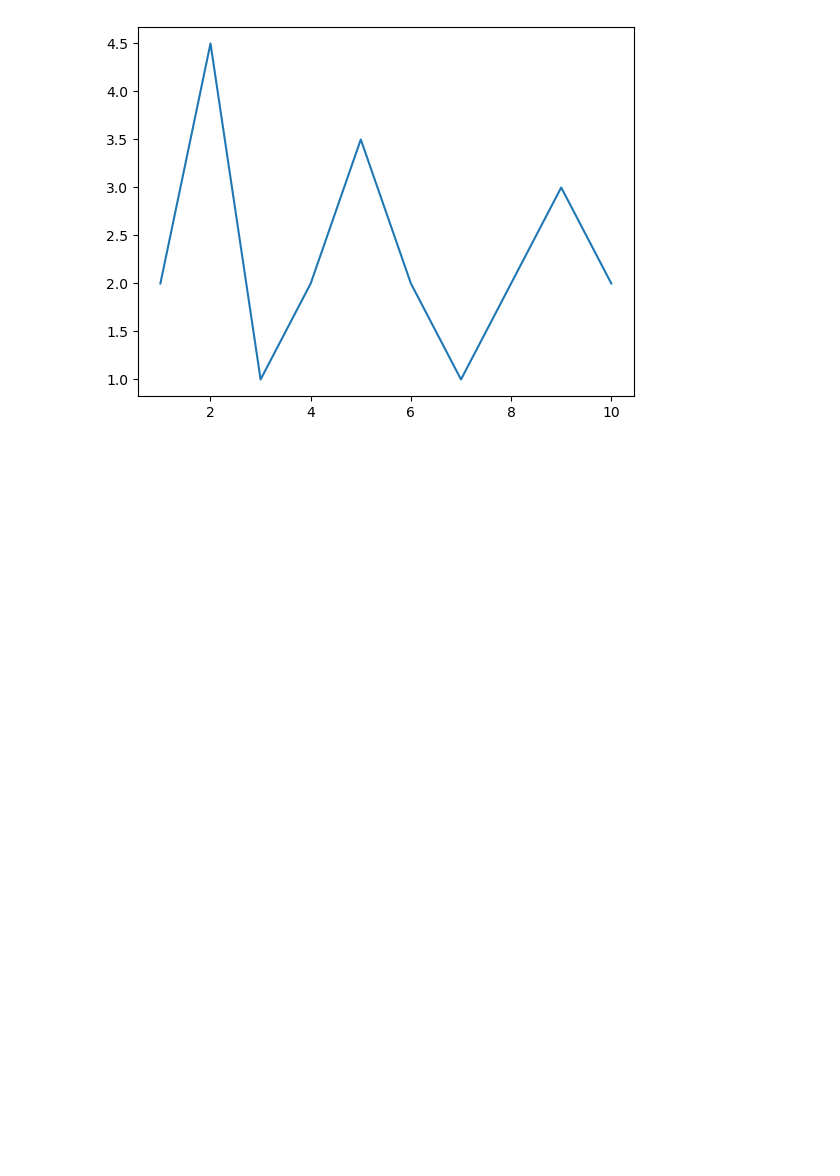
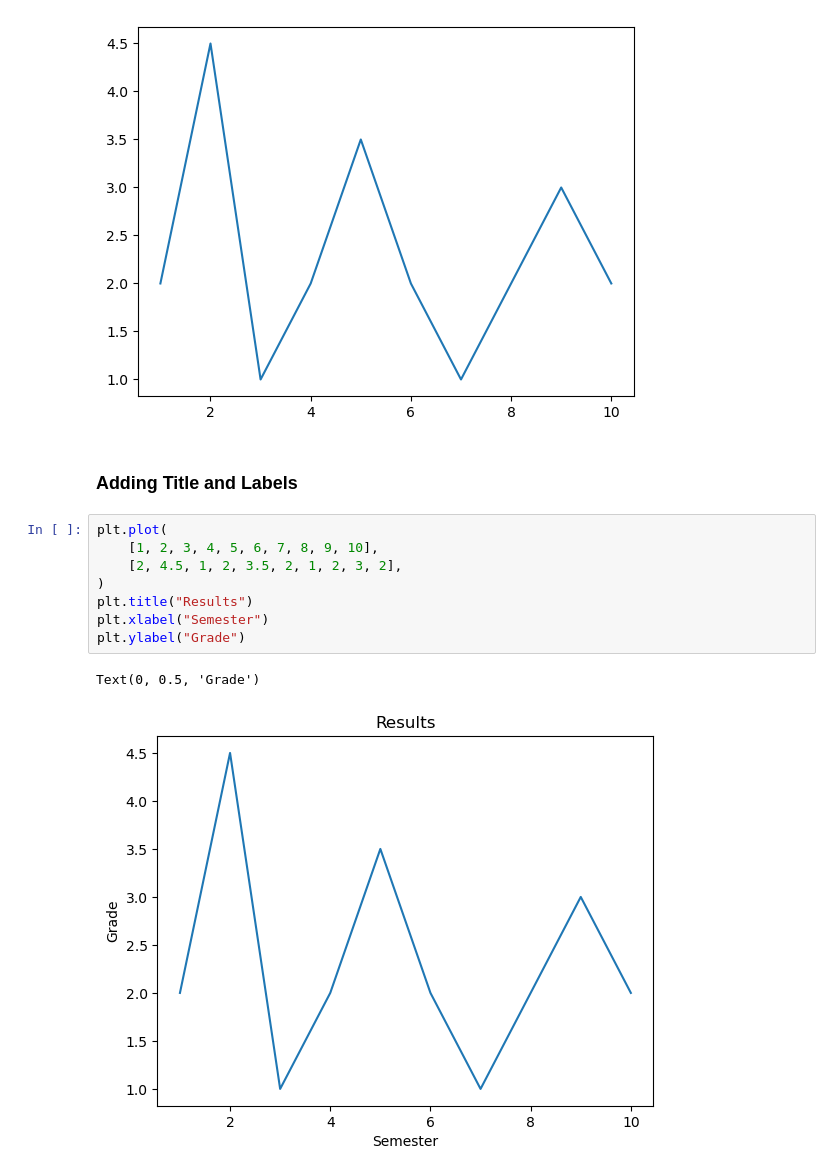
Before and after one commit to takuyatsuchida/book-python-machine-learning, a Jupyter notebook: chapter04.ipynb, the cells around one changed output. Drawn from its saved outputs; the diff is of its cells as text; blank space fills up the shorter version.

Commit message:
Add "Adding Title and Labels" subsection

```diff
--- a/chapter04.ipynb
+++ b/chapter04.ipynb
@@ -14,3 +14,16 @@ plt.plot(
 # %% [output]
 [<matplotlib.lines.Line2D at 0x...>]
 [figure]
+# %% [markdown]
+### Adding Title and Labels
+# %%
+plt.plot(
+    [1, 2, 3, 4, 5, 6, 7, 8, 9, 10],
+    [2, 4.5, 1, 2, 3.5, 2, 1, 2, 3, 2],
+)
+plt.title("Results")
+plt.xlabel("Semester")
+plt.ylabel("Grade")
+# %% [output]
+Text(0, 0.5, 'Grade')
+[figure, added]
```
